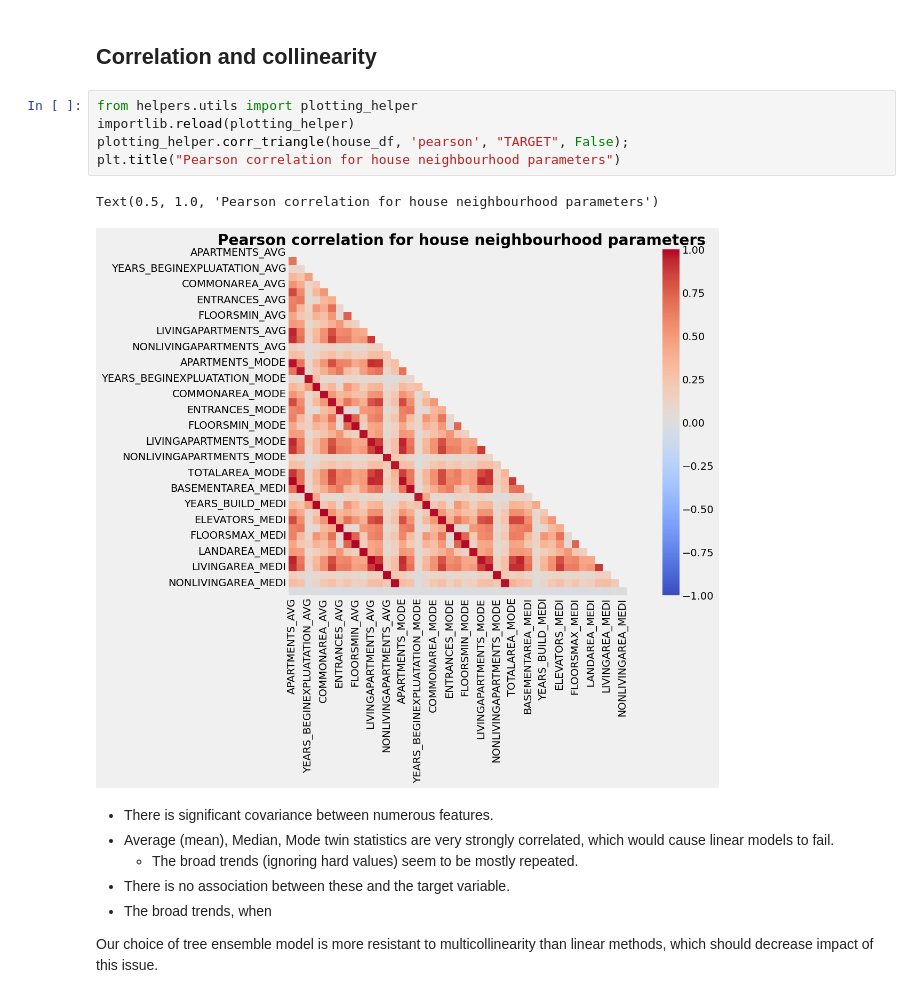
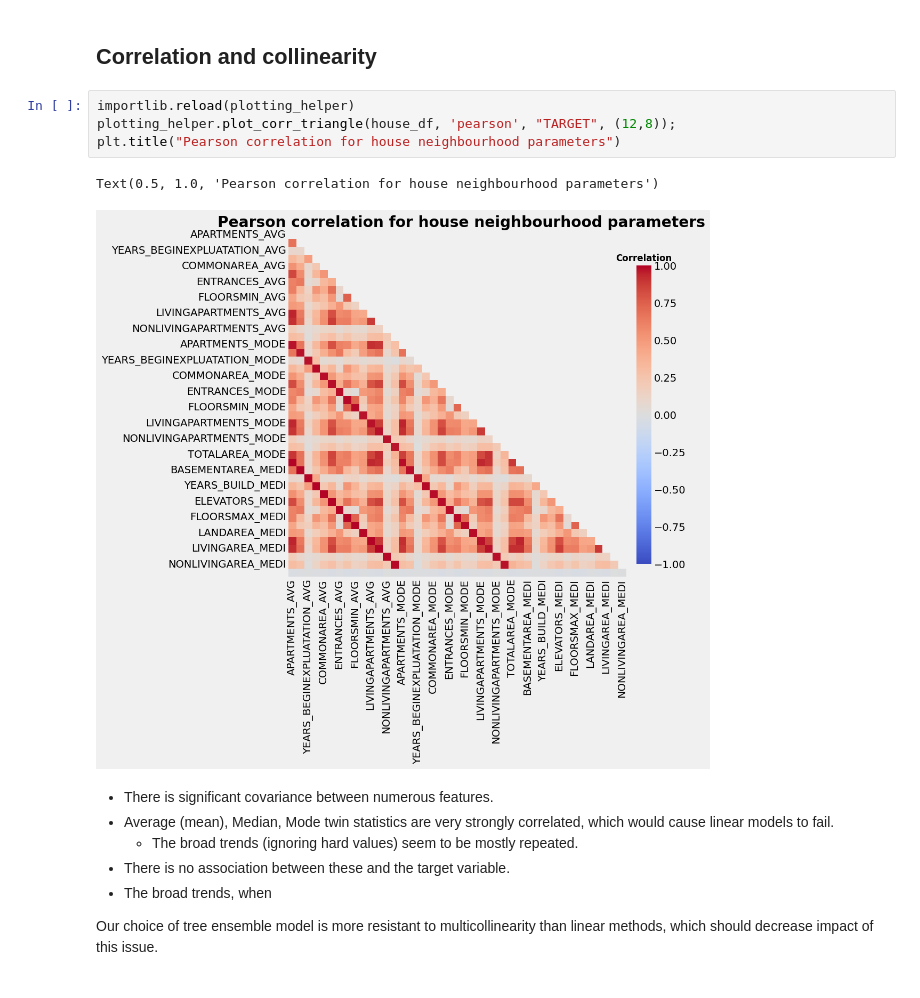
Before and after one commit to Sauciu1/defaulting-risk, a Jupyter notebook: notebooks/nb4_house_parameters.ipynb, the cells around one changed output. Saved outputs shown, nothing was run; the diff lists cells and outputs as text.

```diff
--- a/notebooks/nb4_house_parameters.ipynb
+++ b/notebooks/nb4_house_parameters.ipynb
@@ -101,13 +105,12 @@ two first PCA components are unable to capture any meaningful patterns of target
 # %% [markdown]
 ## Correlation and collinearity
 # %%
-from helpers.utils import plotting_helper
 importlib.reload(plotting_helper)
-plotting_helper.corr_triangle(house_df, 'pearson', "TARGET", False);
+plotting_helper.plot_corr_triangle(house_df, 'pearson', "TARGET", (12,8));
 plt.title("Pearson correlation for house neighbourhood parameters")
 # %% [output]
 Text(0.5, 1.0, 'Pearson correlation for house neighbourhood parameters')
-[figure, old version]
+[figure, new version]
 # %% [markdown]
 * There is significant covariance between numerous features.
 * Average (mean), Median, Mode twin statistics are very strongly correlated, which would cause linear models to fail.
```
Also changed, not shown: parts of 25 cells of this notebook, 6 other files.
